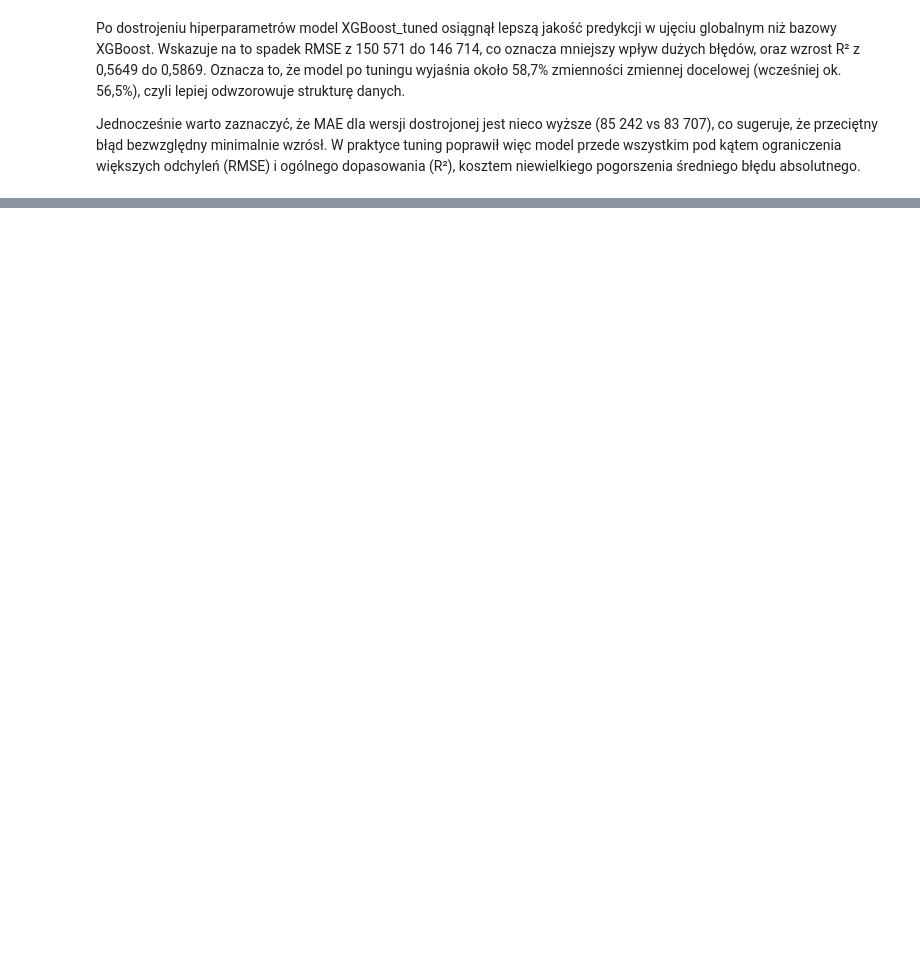
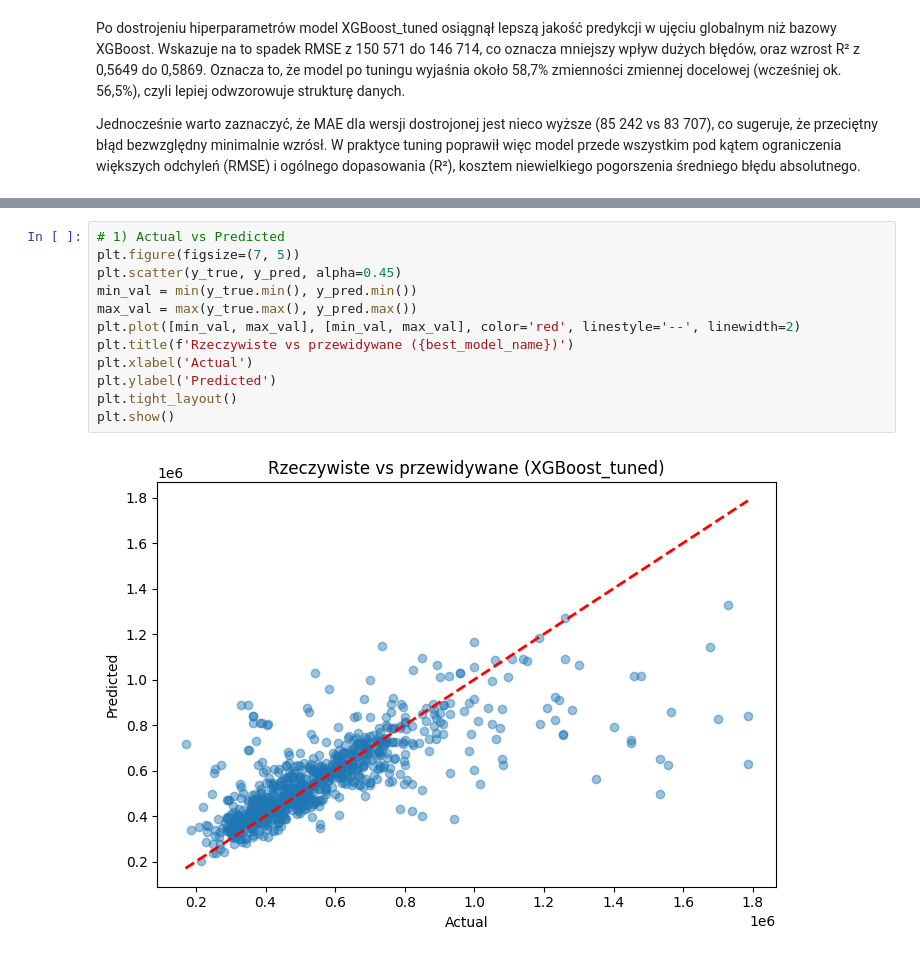
Before and after one commit to dron-mjk/LublinRCN, a Jupyter notebook: train_models.ipynb, the cells around one changed output, grey strips where cells are left out. Saved outputs shown, nothing was run; the diff lists cells and outputs as text; blank space fills up the shorter version.

Commit message:
added plots

```diff
--- a/train_models.ipynb
+++ b/train_models.ipynb
@@ -320,0 +372,14 @@ Jednocześnie warto zaznaczyć, że MAE dla wersji dostrojonej jest nieco wyższ
+# %%
+# 1) Actual vs Predicted
+plt.figure(figsize=(7, 5))
+plt.scatter(y_true, y_pred, alpha=0.45)
+min_val = min(y_true.min(), y_pred.min())
+max_val = max(y_true.max(), y_pred.max())
+plt.plot([min_val, max_val], [min_val, max_val], color='red', linestyle='--', linewidth=2)
+plt.title(f'Rzeczywiste vs przewidywane ({best_model_name})')
+plt.xlabel('Actual')
+plt.ylabel('Predicted')
+plt.tight_layout()
+plt.show()
+# %% [output]
+[figure, added]
```
Also changed, not shown: parts of 11 cells of this notebook.
